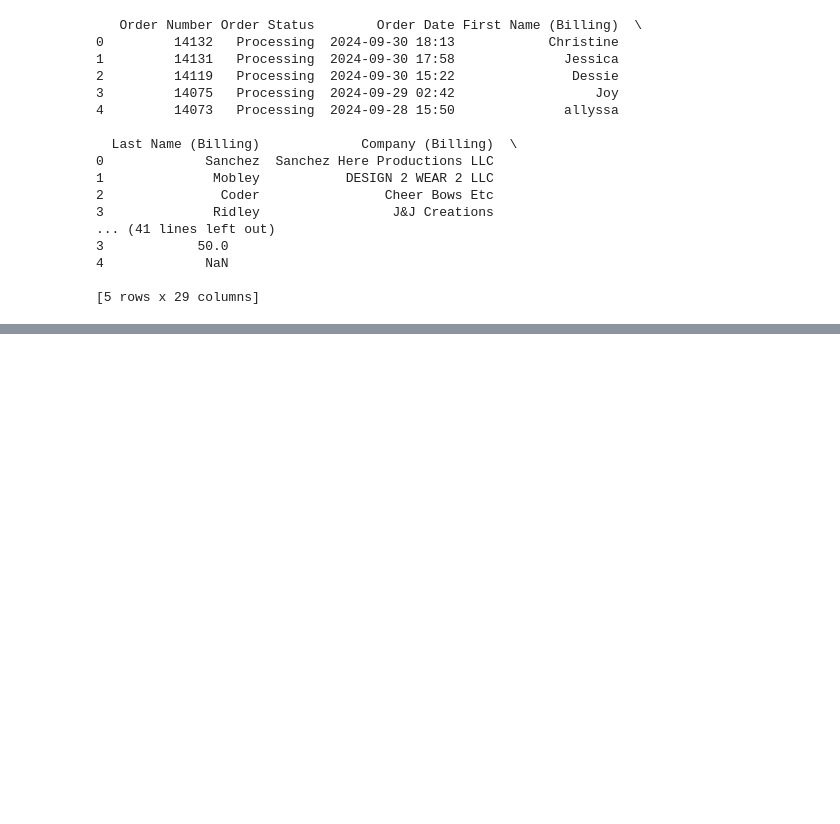
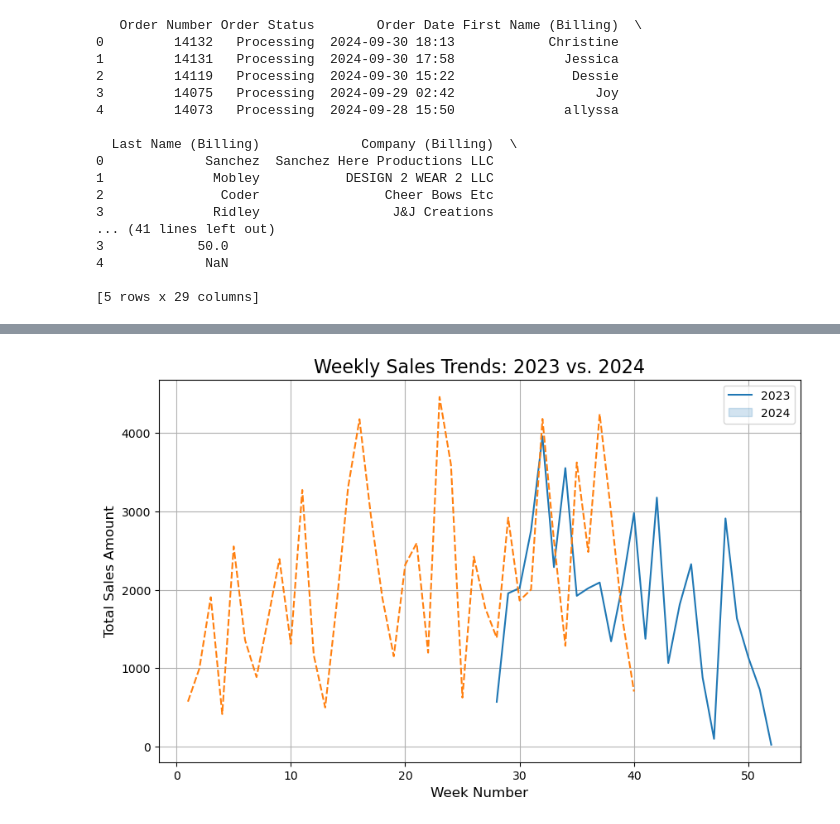
Before and after one commit to wasimranacse/Data-Analysis-1, a Jupyter notebook: AceOrderAnalysis.ipynb, the cells around one changed output, grey strips where cells are left out. Saved outputs shown, nothing was run; the diff lists cells and outputs as text; code cells hidden in the pictures; blank space fills up the shorter version.

```diff
--- a/AceOrderAnalysis.ipynb
+++ b/AceOrderAnalysis.ipynb
@@ -28,0 +113,15 @@ OrderData['Order Date'] = pd.to_datetime(OrderData['Order Date'])
+# %%
+# Group data by year and week for sales trends
+weekly_sales = OrderData.groupby(['Year', 'Week'])['Order Total Amount'].sum().unstack(level=0)
+
+# Plotting the line chart for weekly sales
+plt.figure(figsize=(10,6))
+sns.lineplot(data=weekly_sales)
+plt.title('Weekly Sales Trends: 2023 vs. 2024', fontsize=16)
+plt.xlabel('Week Number', fontsize=12)
+plt.ylabel('Total Sales Amount', fontsize=12)
+plt.legend(['2023', '2024'])
+plt.grid(True)
+plt.show()
+# %% [output]
+[figure, added]
```
Also changed, not shown: parts of 8 cells of this notebook.
